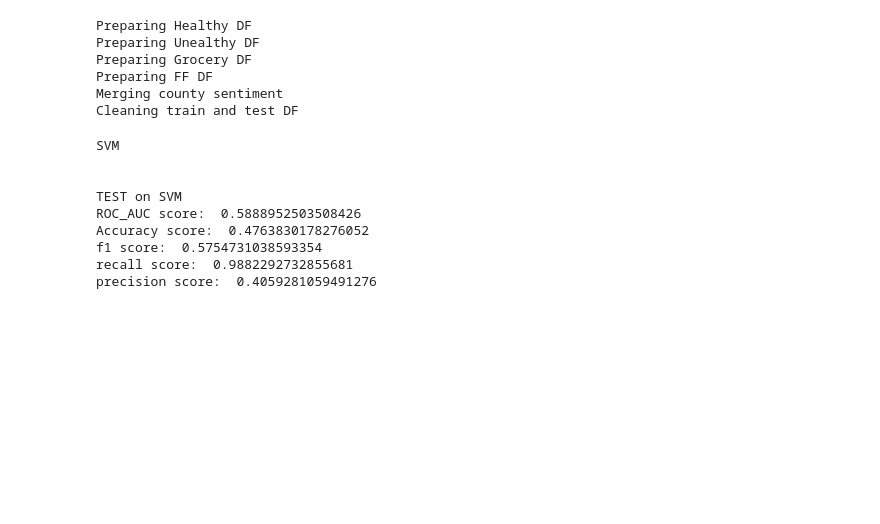
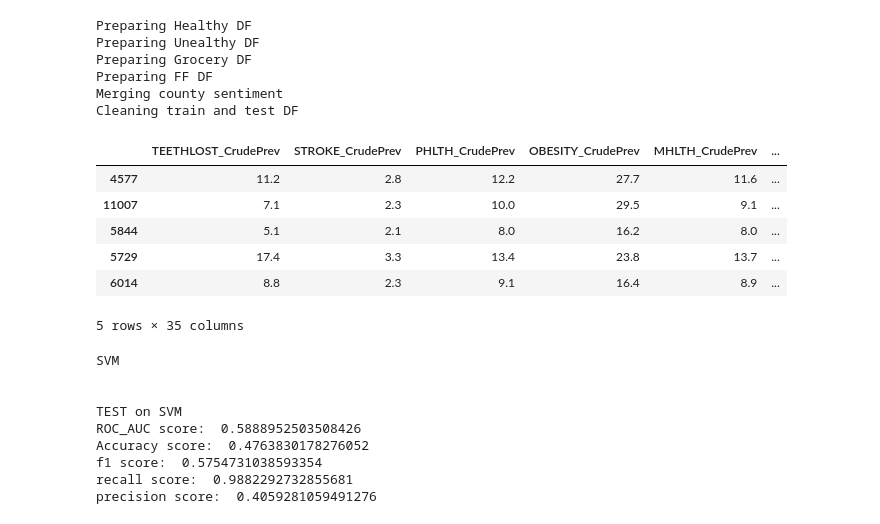
Before and after one commit to karinapatel/food-desert-prediction, a Jupyter notebook: cleaned_modeling.ipynb, the cells around one changed output. Drawn from its saved outputs; the diff is of its cells as text; code cells hidden in the pictures; blank space fills up the shorter version.

```diff
--- a/cleaned_prep.ipynb
+++ b/cleaned_modeling.ipynb
@@ -129,6 +130,16 @@ Preparing Grocery DF
 Preparing FF DF
 Merging county sentiment
 Cleaning train and test DF
+# %%
+df_train.head()
+# %% [output]
+|  | TEETHLOST_CrudePrev | STROKE_CrudePrev | PHLTH_CrudePrev | OBESITY_CrudePrev | MHLTH_CrudePrev | ... |
+| 4577 | 11.2 | 2.8 | 12.2 | 27.7 | 11.6 | ... |
+| 11007 | 7.1 | 2.3 | 10.0 | 29.5 | 9.1 | ... |
+| 5844 | 5.1 | 2.1 | 8.0 | 16.2 | 8.0 | ... |
+| 5729 | 17.4 | 3.3 | 13.4 | 23.8 | 13.7 | ... |
+| 6014 | 8.8 | 2.3 | 9.1 | 16.4 | 8.9 | ... |
+5 rows × 35 columns
 # %%
 #SVM
 model = LinearSVC(penalty='l2',loss='hinge')
```
Also changed, not shown: parts of 3 cells of this notebook, 14 other files.
